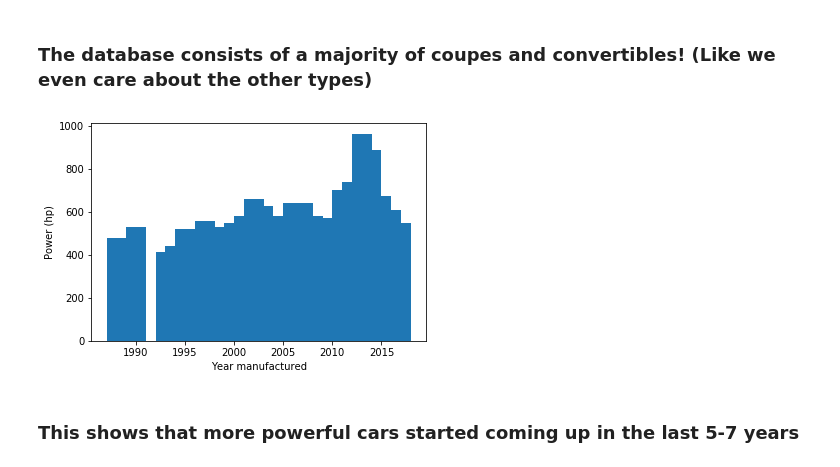
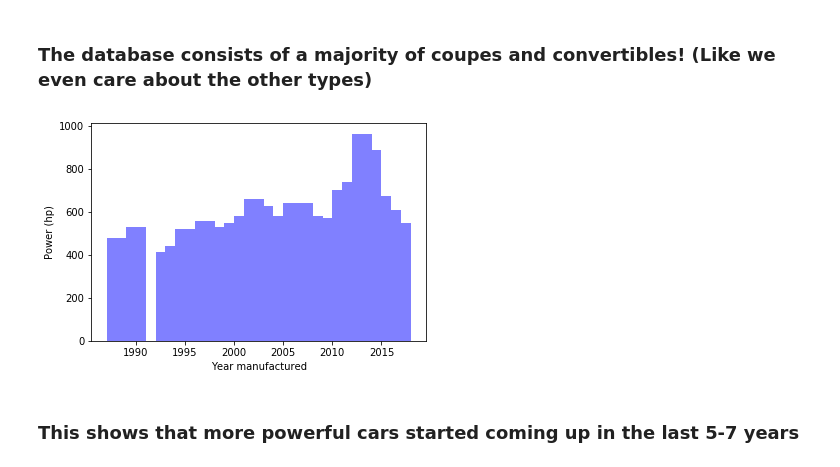
Before and after one commit to prashantgupta24/python-web-scraper, a Jupyter notebook: src/carinfo_plots.ipynb, the cells around one changed output. Saved outputs shown, nothing was run; the diff lists cells and outputs as text; code cells hidden in the pictures.

Commit message:
refactored plots

```diff
--- a/src/carinfo_plots.ipynb
+++ b/src/carinfo_plots.ipynb
@@ -60,13 +60,13 @@ plt.show()
 # %%
 year = carDataFrame["Started"]
 power = carDataFrame["Power"]
 
-plt.bar(year, power, width=2)
+plt.bar(year, power, width=2, color='#8080ff')
 plt.xlabel('Year manufactured')
 plt.ylabel('Power (hp)')
 
 plt.show()
 # %% [output]
-[figure, old version]
+[figure, new version]
 # %% [markdown]
 ### This shows that more powerful cars started coming up in the last 5-7 years
```
Also changed, not shown: 1 other file.
